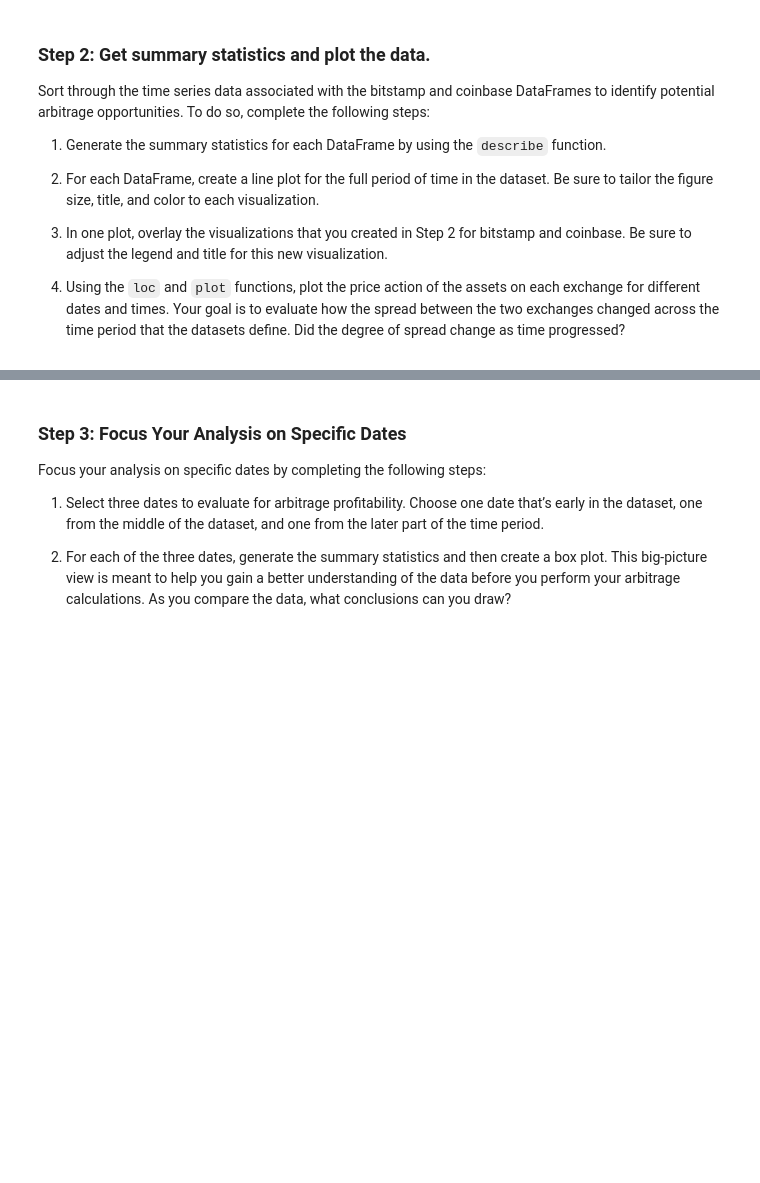
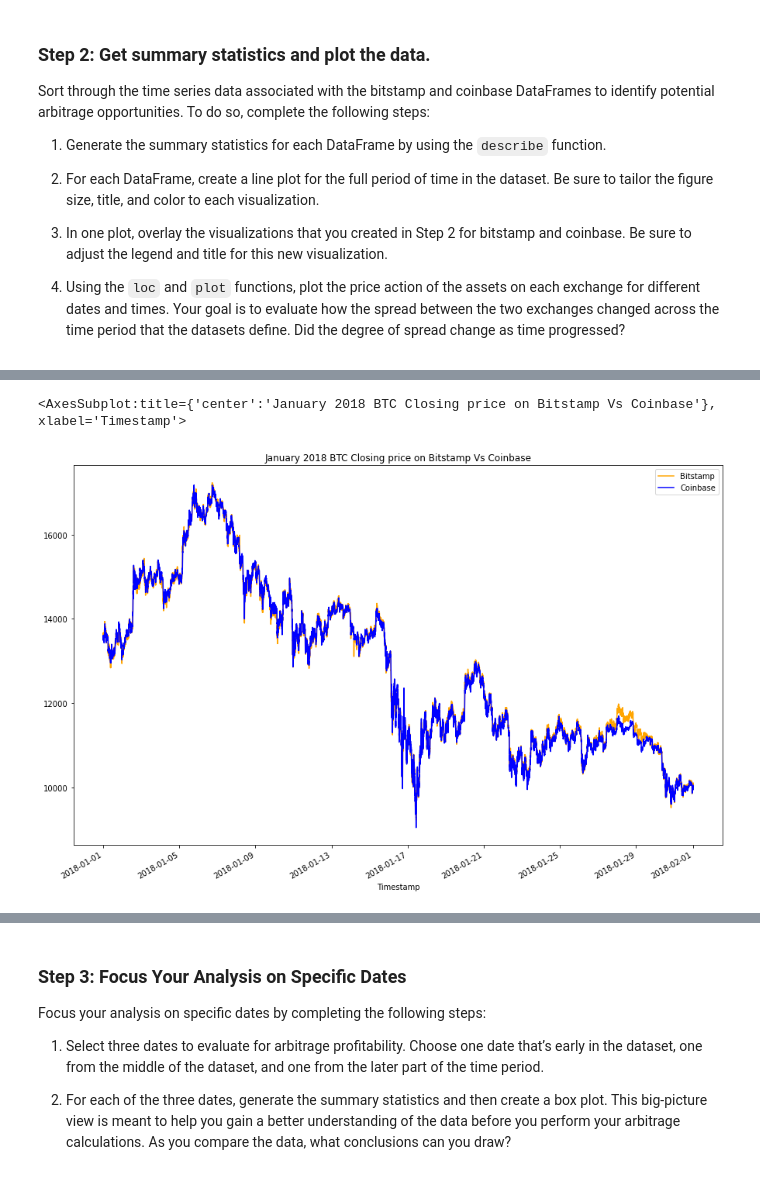
Before and after one commit to Aheesh/arbitrage, a Jupyter notebook: crypto_arbitrage.ipynb, the cells around one changed output, grey strips where cells are left out. Drawn from its saved outputs; the diff is of its cells as text; code cells hidden in the pictures; blank space fills up the shorter version.

```diff
--- a/crypto_arbitrage.ipynb
+++ b/crypto_arbitrage.ipynb
@@ -455,2 +499,12 @@ Sort through the time series data associated with the bitstamp and coinbase Data
+# %%
+# Using the loc and plot functions, create an overlay plot that visualizes
+# the price action of both DataFrames for a one month period early in the dataset
+# Be sure to include the parameters: legend, figure size, title, and color and label
+# YOUR CODE HERE
+bitstamp['Close'].loc['2018-01-01':'2018-01-31'].plot(kind='line', legend=True, figsize=(15,10),title='January 2018 BTC Closing price on Bitstamp Vs Coinbase', color='orange', label='Bitstamp')
+coinbase['Close'].loc['2018-01-01':'2018-01-31'].plot(kind='line', legend=True, figsize=(15,10), color='blue', label='Coinbase')
+# %% [output]
+<AxesSubplot:title={'center':'January 2018 BTC Closing price on Bitstamp Vs Coinbase'}, xlabel='Timestamp'>
+[figure, added]
 # %%
 # Using the loc and plot functions, create an overlay plot that visualizes
```
Also changed, not shown: parts of 10 cells of this notebook.
